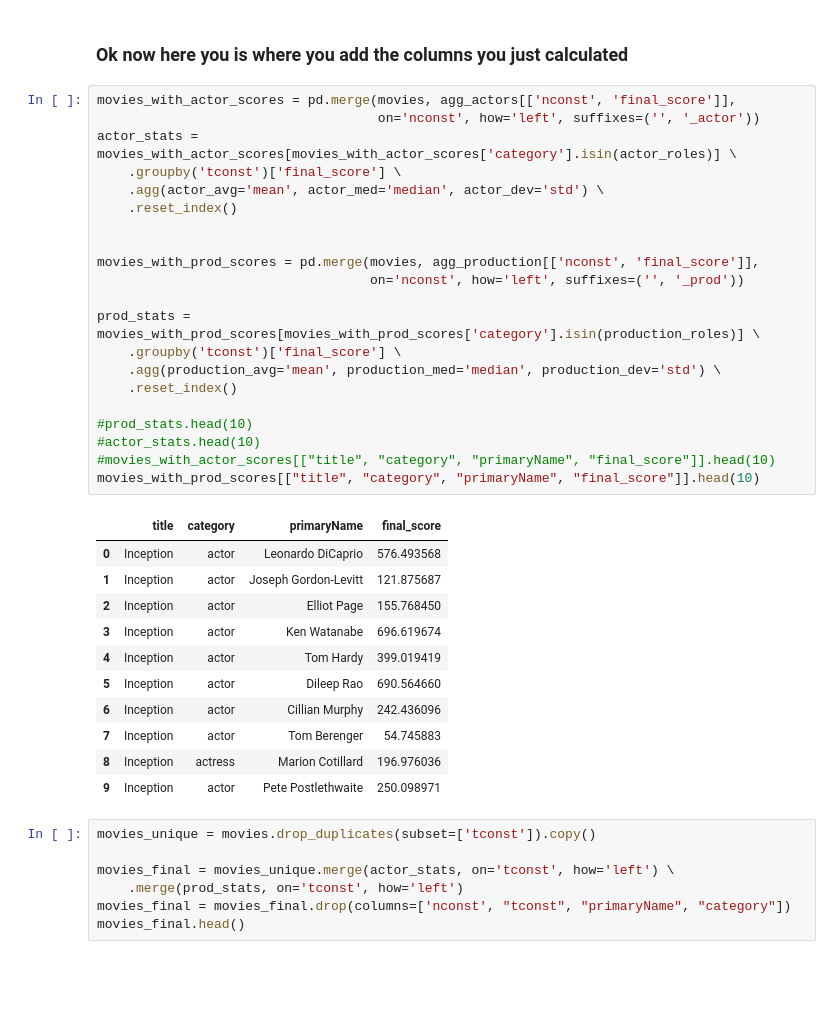
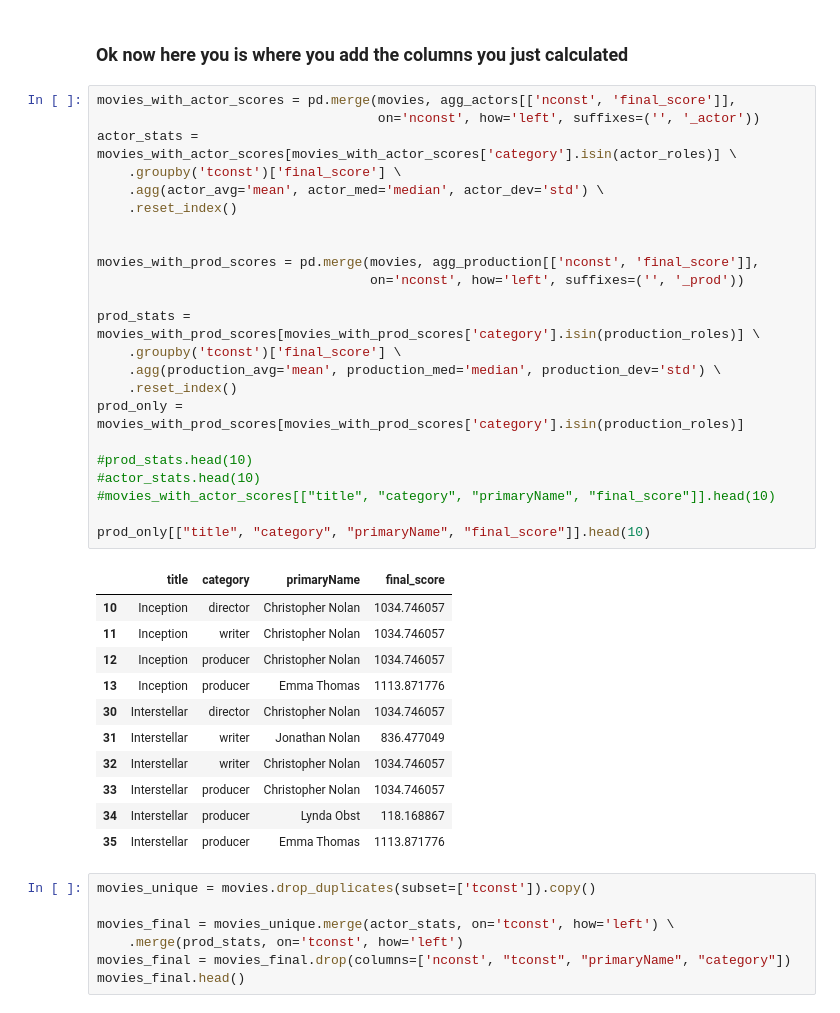
Before and after one commit to RHartung-ND/Data-Science-Project, a Jupyter notebook: pivot-data.ipynb, the cells around one changed output. Saved outputs shown, nothing was run; the diff lists cells and outputs as text; blank space fills up the shorter version.

```diff
--- a/pivot-data.ipynb
+++ b/pivot-data.ipynb
@@ -132,36 +132,38 @@ agg_production.sort_values('final_score', ascending=False)[
 # %%
 movies_with_actor_scores = pd.merge(movies, agg_actors[['nconst', 'final_score']],
                                     on='nconst', how='left', suffixes=('', '_actor'))
 actor_stats = movies_with_actor_scores[movies_with_actor_scores['category'].isin(actor_roles)] \
     .groupby('tconst')['final_score'] \
     .agg(actor_avg='mean', actor_med='median', actor_dev='std') \
     .reset_index()
 
 
 movies_with_prod_scores = pd.merge(movies, agg_production[['nconst', 'final_score']],
                                    on='nconst', how='left', suffixes=('', '_prod'))
 
 prod_stats = movies_with_prod_scores[movies_with_prod_scores['category'].isin(production_roles)] \
     .groupby('tconst')['final_score'] \
     .agg(production_avg='mean', production_med='median', production_dev='std') \
     .reset_index()
+prod_only = movies_with_prod_scores[movies_with_prod_scores['category'].isin(production_roles)]
 
 #prod_stats.head(10)
 #actor_stats.head(10)
 #movies_with_actor_scores[["title", "category", "primaryName", "final_score"]].head(10)
-movies_with_prod_scores[["title", "category", "primaryName", "final_score"]].head(10)
+
+prod_only[["title", "category", "primaryName", "final_score"]].head(10)
 # %% [output]
 |  | title | category | primaryName | final_score |
-| 0 | Inception | actor | Leonardo DiCaprio | 576.493568 |
-| 1 | Inception | actor | Joseph Gordon-Levitt | 121.875687 |
-| 2 | Inception | actor | Elliot Page | 155.768450 |
-| 3 | Inception | actor | Ken Watanabe | 696.619674 |
-| 4 | Inception | actor | Tom Hardy | 399.019419 |
-| 5 | Inception | actor | Dileep Rao | 690.564660 |
-| 6 | Inception | actor | Cillian Murphy | 242.436096 |
-| 7 | Inception | actor | Tom Berenger | 54.745883 |
-| 8 | Inception | actress | Marion Cotillard | 196.976036 |
-| 9 | Inception | actor | Pete Postlethwaite | 250.098971 |
+| 10 | Inception | director | Christopher Nolan | 1034.746057 |
+| 11 | Inception | writer | Christopher Nolan | 1034.746057 |
+| 12 | Inception | producer | Christopher Nolan | 1034.746057 |
+| 13 | Inception | producer | Emma Thomas | 1113.871776 |
+| 30 | Interstellar | director | Christopher Nolan | 1034.746057 |
+| 31 | Interstellar | writer | Jonathan Nolan | 836.477049 |
+| 32 | Interstellar | writer | Christopher Nolan | 1034.746057 |
+| 33 | Interstellar | producer | Christopher Nolan | 1034.746057 |
+| 34 | Interstellar | producer | Lynda Obst | 118.168867 |
+| 35 | Interstellar | producer | Emma Thomas | 1113.871776 |
 # %%
 movies_unique = movies.drop_duplicates(subset=['tconst']).copy()
 
```
Also changed, not shown: 3 other files.
